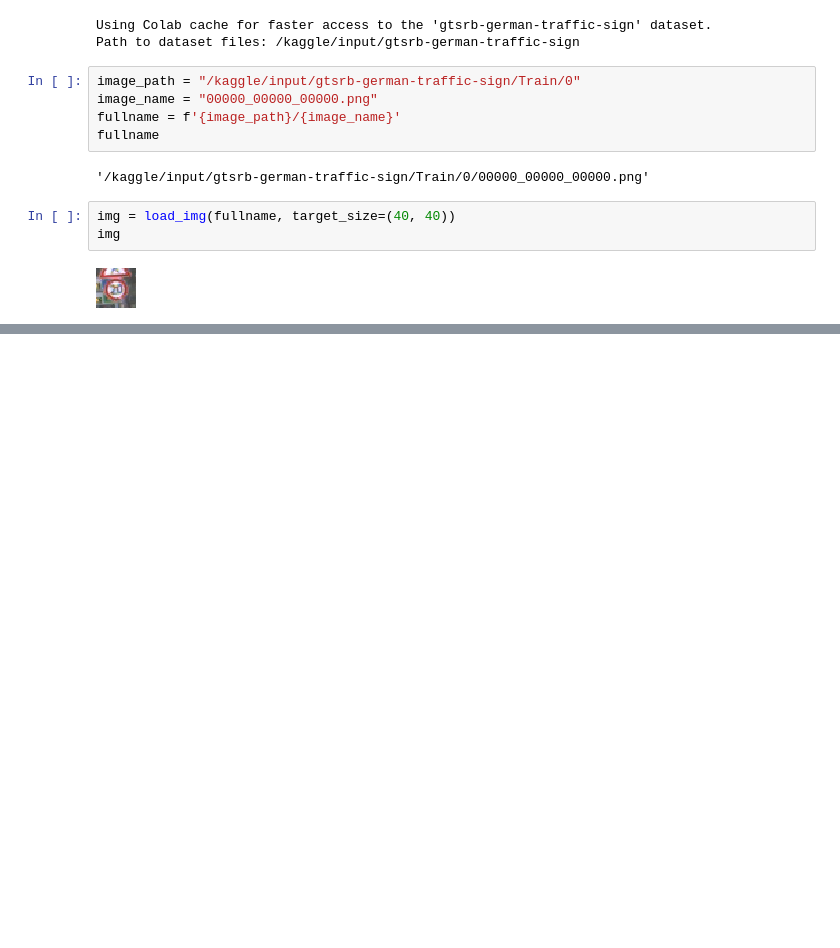
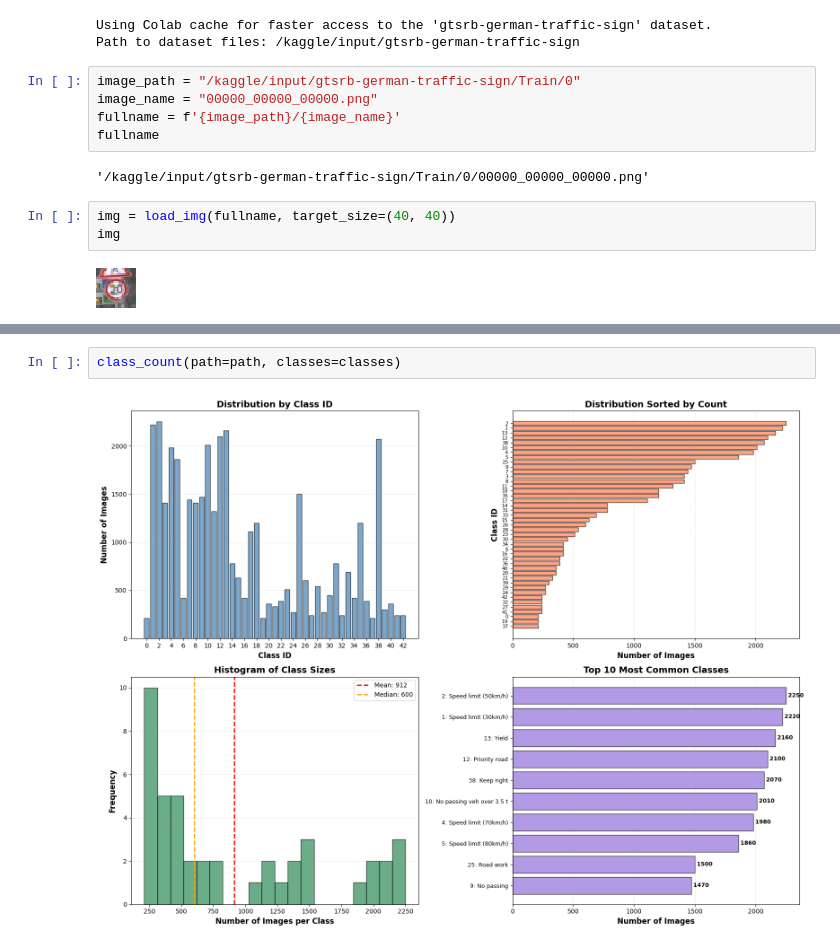
Before and after one commit to dmitrykosintsev/dtc-traffic-sign-recognition, a Jupyter notebook: notebook.ipynb, the cells around one changed output, grey strips where cells are left out. Drawn from its saved outputs; the diff is of its cells as text; blank space fills up the shorter version.

```diff
--- a/notebook.ipynb
+++ b/notebook.ipynb
@@ -36,0 +291,4 @@ img
+# %%
+class_count(path=path, classes=classes)
+# %% [output]
+[figure, added]
```
Also changed, not shown: parts of 27 cells of this notebook.
